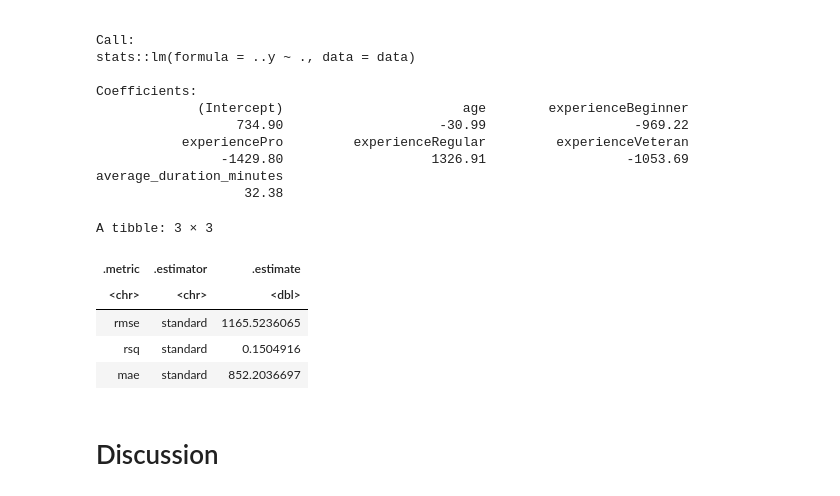
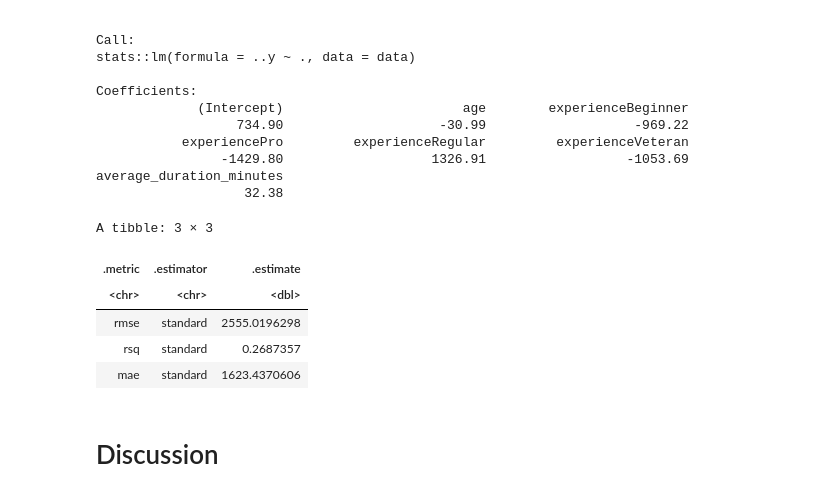
Before and after one commit to arevaura/dsci-100-2024w2-group-9, a Jupyter notebook: DSCI 100 007 - Group 9 Final Report.ipynb, the cells around one changed output. Drawn from its saved outputs; the diff is of its cells as text; code cells hidden in the pictures.

Commit message:
Changed rmse testing to training
Used the training dataset for rmse instead because it was initially wrong.

```diff
--- a/DSCI 100 007 - Group 9 Final Report.ipynb
+++ b/DSCI 100 007 - Group 9 Final Report.ipynb
@@ -296,18 +296,18 @@ average_duration_minutes
 # %%
 # Calculate RMSE
 
 data_test_results <- data_fit |>
-    predict(data_testing) |>
-    bind_cols(data_testing) |>
+    predict(data_training) |>
+    bind_cols(data_training) |>
     metrics(truth = total_playtime_minutes, estimate = .pred)
 data_test_results
 # %% [output]
 A tibble: 3 × 3
 | .metric | .estimator | .estimate |
 | <chr> | <chr> | <dbl> |
-| rmse | standard | 1165.5236065 |
-| rsq | standard | 0.1504916 |
-| mae | standard | 852.2036697 |
+| rmse | standard | 2555.0196298 |
+| rsq | standard | 0.2687357 |
+| mae | standard | 1623.4370606 |
 # %% [markdown]
 # Discussion
 # %% [markdown]
```
